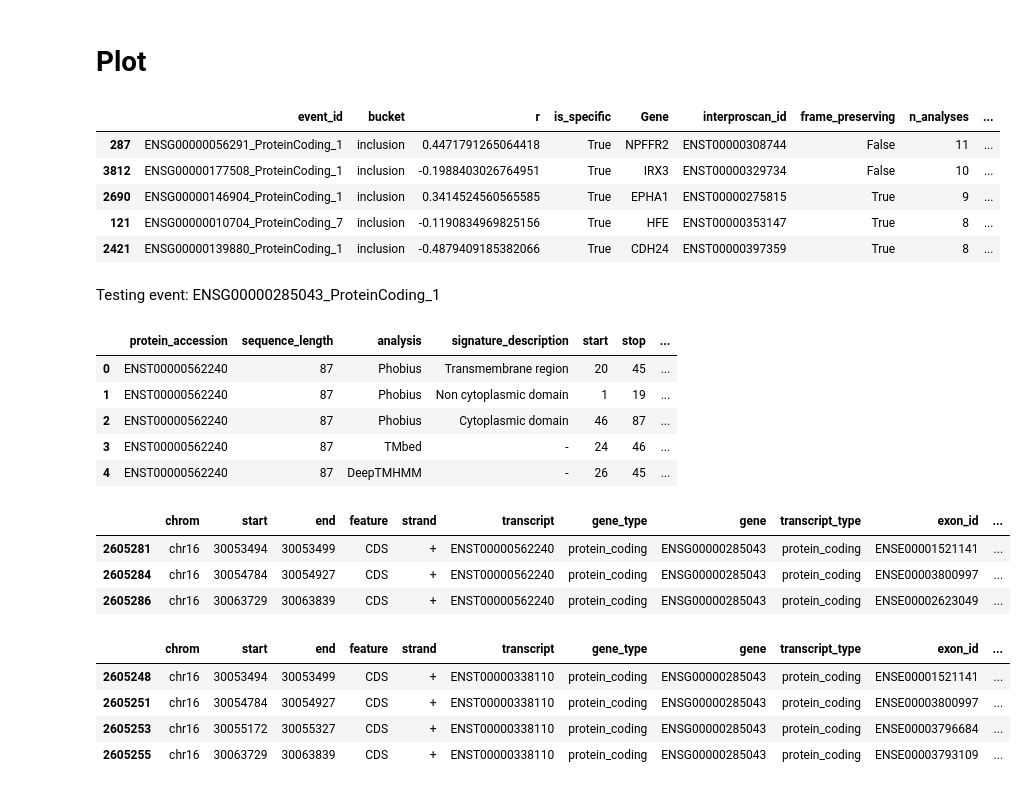
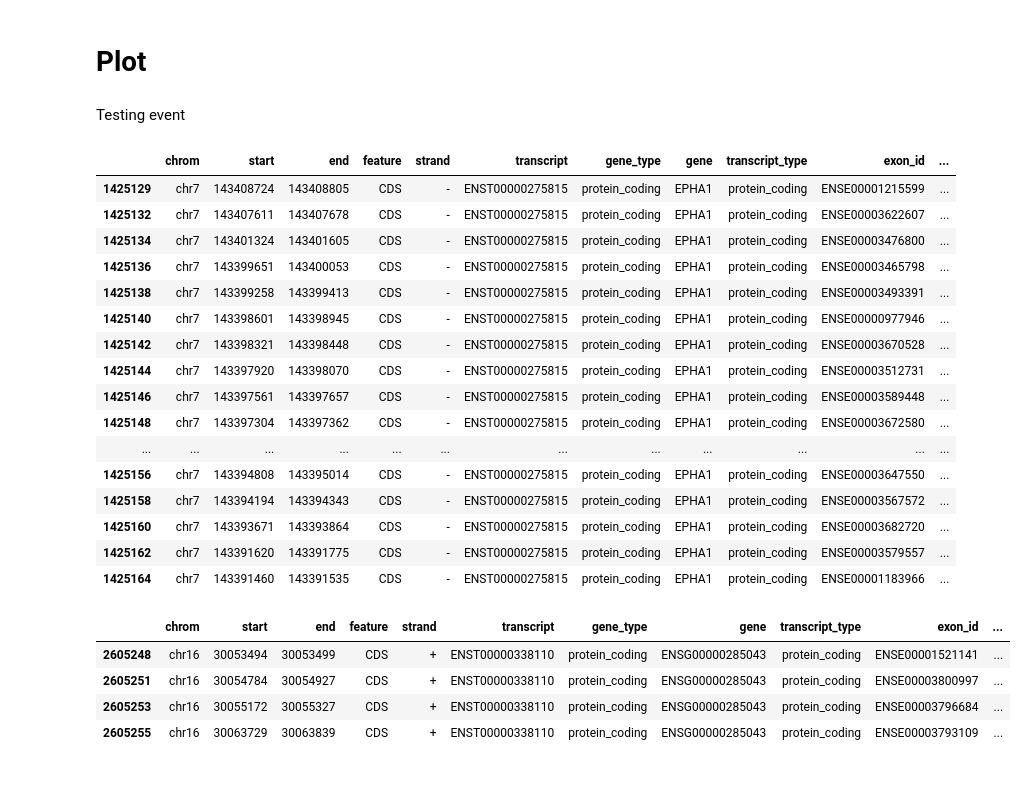
Before and after one commit to reliscu/bulk_splicing_GTEx_cortex, a Jupyter notebook: 31_visualize_interproscan_results.ipynb, the cells around one changed output. Cells and saved outputs as stored; diff of their text form; code cells hidden in the pictures.

```diff
--- a/31_visualize_interproscan_results.ipynb
+++ b/31_visualize_interproscan_results.ipynb
@@ -1168,20 +1492,2 @@ def plot_event_domains(ev, event_interproscan_map, signif_event_interproscan_map
-# %%
-signif_event_interproscan_summary['Deep_layer_glutamatergic'][signif_event_interproscan_summary['Deep_layer_glutamatergic']['is_specific'] == "True"].sort_values("n_analyses", ascending=False).head()
-# %% [output]
-|  | event_id | bucket | r | is_specific | Gene | interproscan_id | frame_preserving | n_analyses | ... |
-| 287 | ENSG00000056291_ProteinCoding_1 | inclusion | 0.4471791265064418 | True | NPFFR2 | ENST00000308744 | False | 11 | ... |
-| 3812 | ENSG00000177508_ProteinCoding_1 | inclusion | -0.1988403026764951 | True | IRX3 | ENST00000329734 | False | 10 | ... |
-| 2690 | ENSG00000146904_ProteinCoding_1 | inclusion | 0.3414524560565585 | True | EPHA1 | ENST00000275815 | True | 9 | ... |
-| 121 | ENSG00000010704_ProteinCoding_7 | inclusion | -0.1190834969825156 | True | HFE | ENST00000353147 | True | 8 | ... |
-| 2421 | ENSG00000139880_ProteinCoding_1 | inclusion | -0.4879409185382066 | True | CDH24 | ENST00000397359 | True | 8 | ... |
 # %% [markdown]
-Testing event: ENSG00000285043_ProteinCoding_1
+Testing event
-# %%
-event_interproscan_map["ENSG00000285043_ProteinCoding_1"]['exon_diff_junction_siblings']
-# %% [output]
-|  | protein_accession | sequence_length | analysis | signature_description | start | stop | ... |
-| 0 | ENST00000562240 | 87 | Phobius | Transmembrane region | 20 | 45 | ... |
-| 1 | ENST00000562240 | 87 | Phobius | Non cytoplasmic domain | 1 | 19 | ... |
-| 2 | ENST00000562240 | 87 | Phobius | Cytoplasmic domain | 46 | 87 | ... |
-| 3 | ENST00000562240 | 87 | TMbed | - | 24 | 46 | ... |
-| 4 | ENST00000562240 | 87 | DeepTMHMM | - | 26 | 45 | ... |
@@ -1188,11 +1496,24 @@ event_interproscan_map["ENSG00000285043_ProteinCoding_1"]['exon_diff_junction_si
 # %%
-# exon jxn sibling
-cds_by_transcript['ENST00000562240']
+#inclusion transcript
+cds_by_transcript['ENST00000275815']
 # %% [output]
 |  | chrom | start | end | feature | strand | transcript | gene_type | gene | transcript_type | exon_id | ... |
-| 2605281 | chr16 | 30053494 | 30053499 | CDS | + | ENST00000562240 | protein_coding | ENSG00000285043 | protein_coding | ENSE00001521141 | ... |
-| 2605284 | chr16 | 30054784 | 30054927 | CDS | + | ENST00000562240 | protein_coding | ENSG00000285043 | protein_coding | ENSE00003800997 | ... |
-| 2605286 | chr16 | 30063729 | 30063839 | CDS | + | ENST00000562240 | protein_coding | ENSG00000285043 | protein_coding | ENSE00002623049 | ... |
+| 1425129 | chr7 | 143408724 | 143408805 | CDS | - | ENST00000275815 | protein_coding | EPHA1 | protein_coding | ENSE00001215599 | ... |
+| 1425132 | chr7 | 143407611 | 143407678 | CDS | - | ENST00000275815 | protein_coding | EPHA1 | protein_coding | ENSE00003622607 | ... |
+| 1425134 | chr7 | 143401324 | 143401605 | CDS | - | ENST00000275815 | protein_coding | EPHA1 | protein_coding | ENSE00003476800 | ... |
+| 1425136 | chr7 | 143399651 | 143400053 | CDS | - | ENST00000275815 | protein_coding | EPHA1 | protein_coding | ENSE00003465798 | ... |
+| 1425138 | chr7 | 143399258 | 143399413 | CDS | - | ENST00000275815 | protein_coding | EPHA1 | protein_coding | ENSE00003493391 | ... |
+| 1425140 | chr7 | 143398601 | 143398945 | CDS | - | ENST00000275815 | protein_coding | EPHA1 | protein_coding | ENSE00000977946 | ... |
+| 1425142 | chr7 | 143398321 | 143398448 | CDS | - | ENST00000275815 | protein_coding | EPHA1 | protein_coding | ENSE00003670528 | ... |
+| 1425144 | chr7 | 143397920 | 143398070 | CDS | - | ENST00000275815 | protein_coding | EPHA1 | protein_coding | ENSE00003512731 | ... |
+| 1425146 | chr7 | 143397561 | 143397657 | CDS | - | ENST00000275815 | protein_coding | EPHA1 | protein_coding | ENSE00003589448 | ... |
+| 1425148 | chr7 | 143397304 | 143397362 | CDS | - | ENST00000275815 | protein_coding | EPHA1 | protein_coding | ENSE00003672580 | ... |
+| ... | ... | ... | ... | ... | ... | ... | ... | ... | ... | ... | ... |
+| 1425156 | chr7 | 143394808 | 143395014 | CDS | - | ENST00000275815 | protein_coding | EPHA1 | protein_coding | ENSE00003647550 | ... |
+| 1425158 | chr7 | 143394194 | 143394343 | CDS | - | ENST00000275815 | protein_coding | EPHA1 | protein_coding | ENSE00003567572 | ... |
+| 1425160 | chr7 | 143393671 | 143393864 | CDS | - | ENST00000275815 | protein_coding | EPHA1 | protein_coding | ENSE00003682720 | ... |
+| 1425162 | chr7 | 143391620 | 143391775 | CDS | - | ENST00000275815 | protein_coding | EPHA1 | protein_coding | ENSE00003579557 | ... |
+| 1425164 | chr7 | 143391460 | 143391535 | CDS | - | ENST00000275815 | protein_coding | EPHA1 | protein_coding | ENSE00001183966 | ... |
 # %%
 # inclusion transcript
 cds_by_transcript['ENST00000338110']
```
Also changed, not shown: parts of 10 cells of this notebook, 2 other files.
